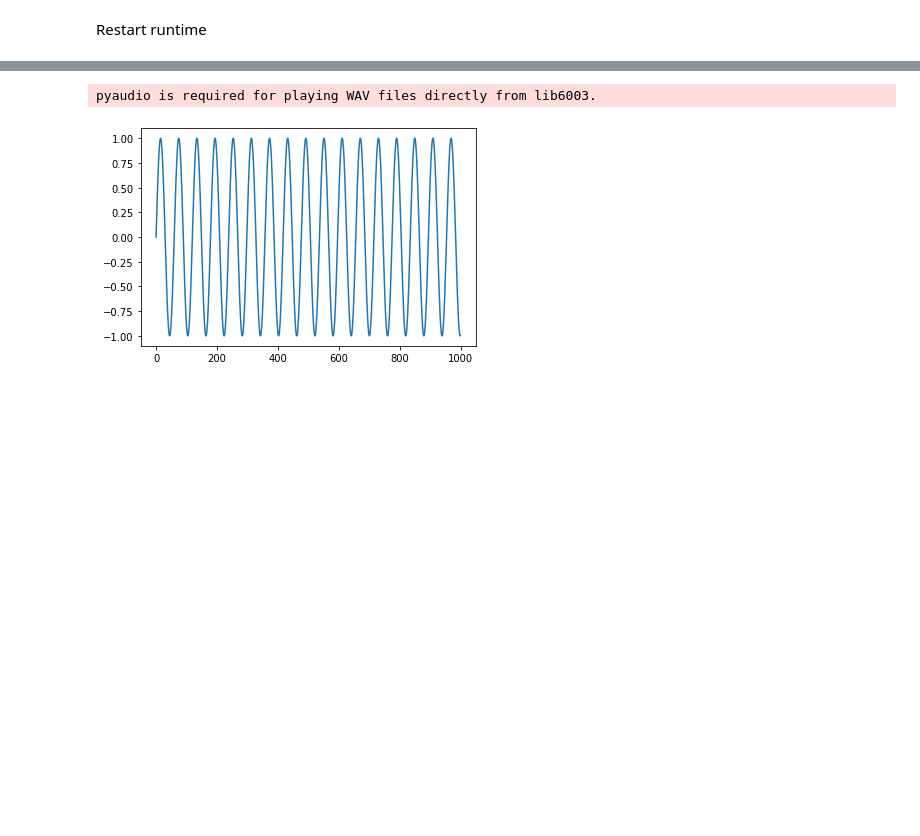
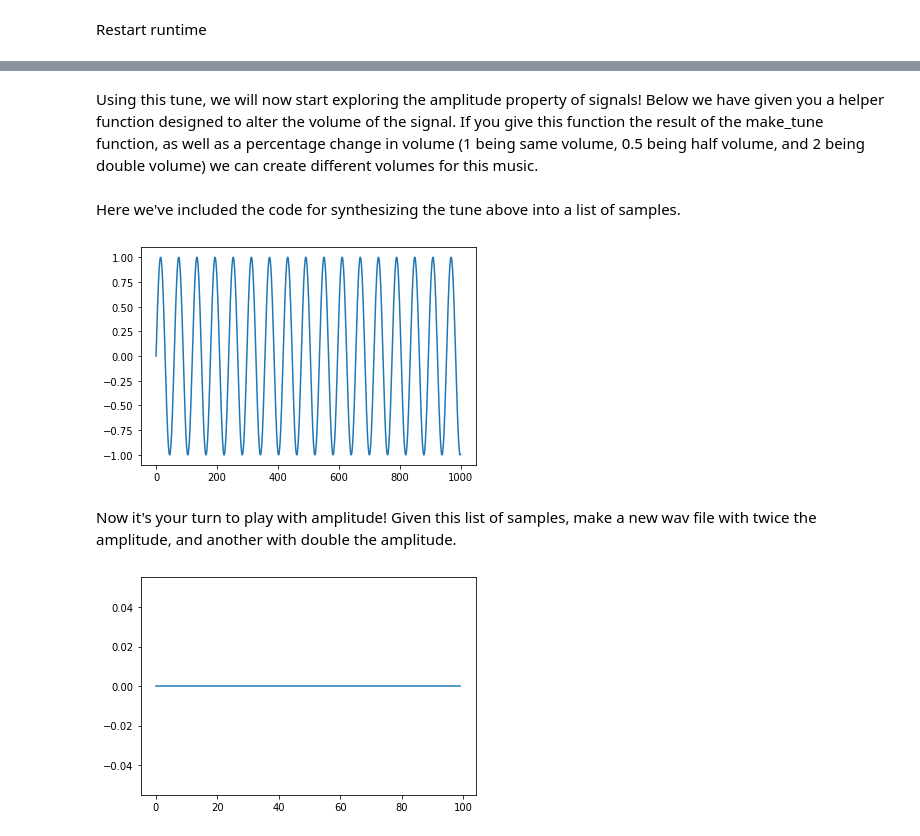
Before and after one commit to nadah09/MachineAuditionHighSchool, a Jupyter notebook: dynamics.ipynb, the cells around one changed output, grey strips where cells are left out. Drawn from its saved outputs; the diff is of its cells as text; code cells hidden in the pictures; blank space fills up the shorter version.

```diff
--- a/dynamics.ipynb
+++ b/dynamics.ipynb
@@ -87,17 +91,29 @@ def make_tune(tune):
         for n in range(int(seconds*fs)): # TODO: how many samples should we generate?
             samples.append(sin(Omega*n))
     return samples
+# %% [markdown]
+Using this tune, we will now start exploring the amplitude property of signals! Below we have given you a helper function designed to alter the volume of the signal. If you give this function the result of the make_tune function, as well as a percentage change in volume (1 being same volume, 0.5 being half volume, and 2 being double volume) we can create different volumes for this music.
 # %%
 def adjust_volume(samples, volume = 1):
   """
   Reconstructs wav file given a list of samples from make_tune and a percentage change in volume (1 = same volume, 0.5 = half volume, 2 = double volume)
   """
   return [i*volume for i in samples]
+# %% [markdown]
+Here we've included the code for synthesizing the tune above into a list of samples.
 # %%
 samples = make_tune(tune)
-wav_play(samples,fs)
+wav_write(samples,fs, "test.wav")
 plt.plot(samples[0:1000])
 plt.show()
 # %% [output]
-pyaudio is required for playing WAV files directly from lib6003.
 [figure]
+# %% [markdown]
+Now it's your turn to play with amplitude! Given this list of samples, make a new wav file with twice the amplitude, and another with double the amplitude.
+# %%
+doubled = #TODO: write code to make the same tune with twice the volume
+wav_write(doubled,fs, "doubled.wav")
+plt.plot(doubled[0:1000])
+plt.show()
+# %% [output]
+[figure, added]
```
Also changed, not shown: parts of 5 cells of this notebook.
